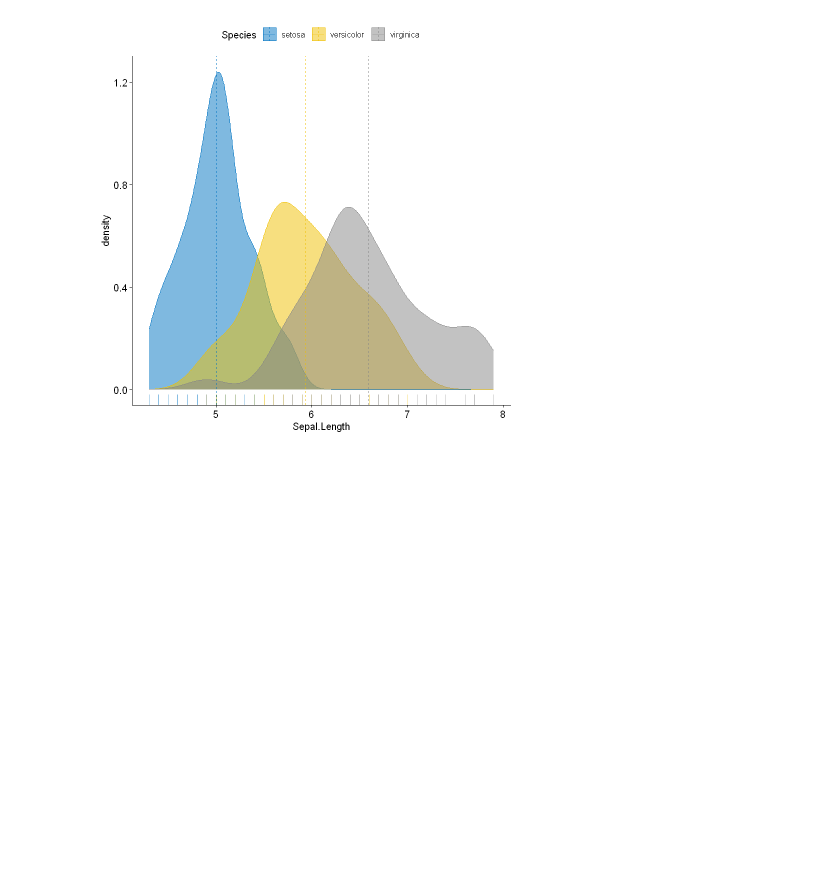
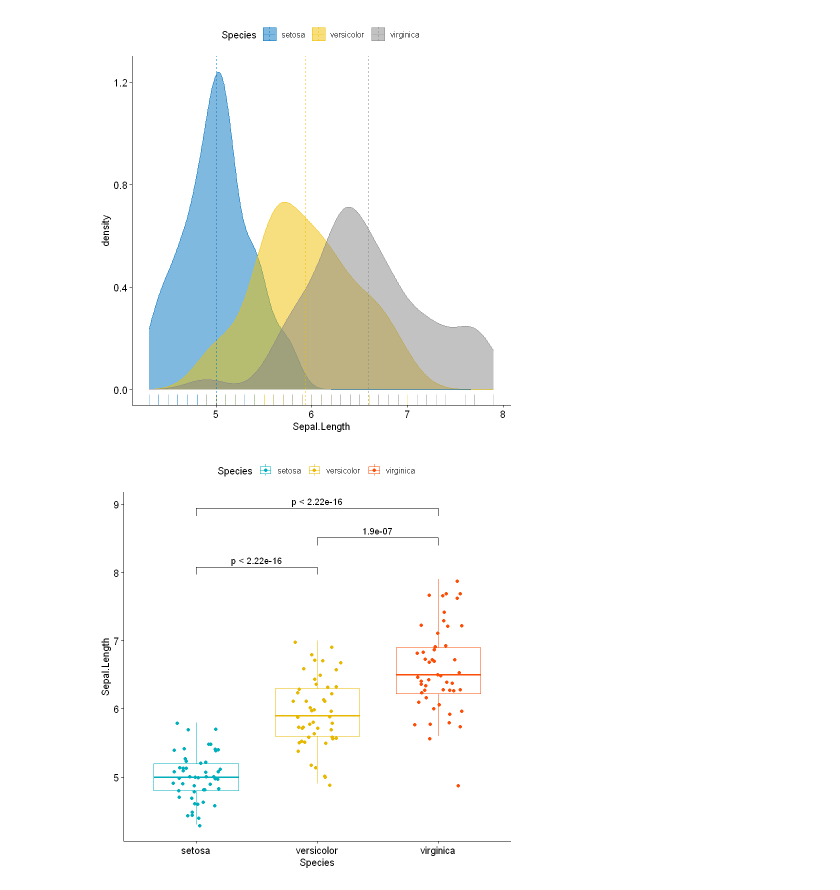
Before and after one commit to nayoungku1/R-Camp, a Jupyter notebook: day6/ex1.ipynb, the cells around one changed output. Saved outputs shown, nothing was run; the diff lists cells and outputs as text; code cells hidden in the pictures; blank space fills up the shorter version.

Commit message:
Edit the last comparison boxplot

```diff
--- a/day6/ex1.ipynb
+++ b/day6/ex1.ipynb
@@ -125,3 +130,12 @@ my_comparisons <- list(
     c("versicolor", "virginica"),
     c("setosa", "virginica")
 )
+# %%
+ggboxplot(
+    iris, x = "Species", y = "Sepal.Length",
+    color = "Species", palette = c("#00AFBB", "#E7B800", "#FC4E07"),
+    add ="jitter"
+) +
+stat_compare_means(comparisons = my_comparisons, method= "t.test")
+# %% [output]
+[figure, added]
```
Also changed, not shown: parts of 1 cell of this notebook.
